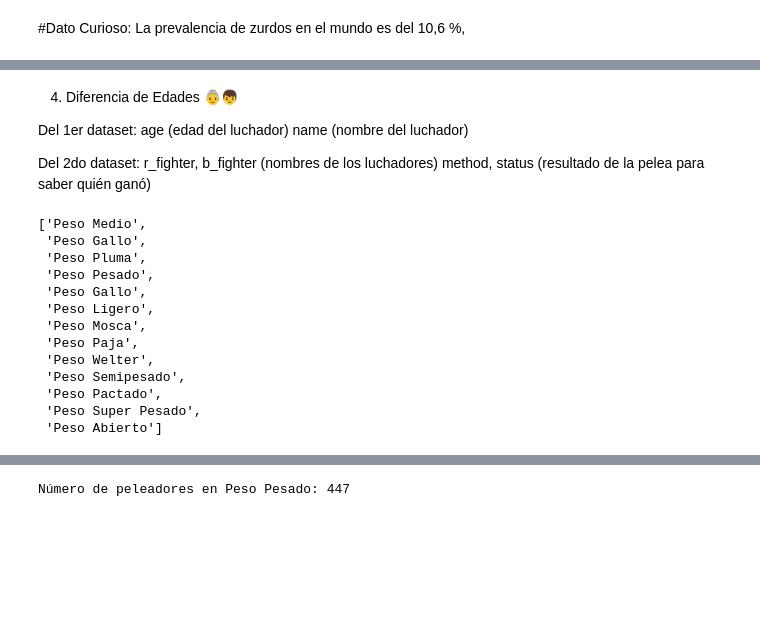
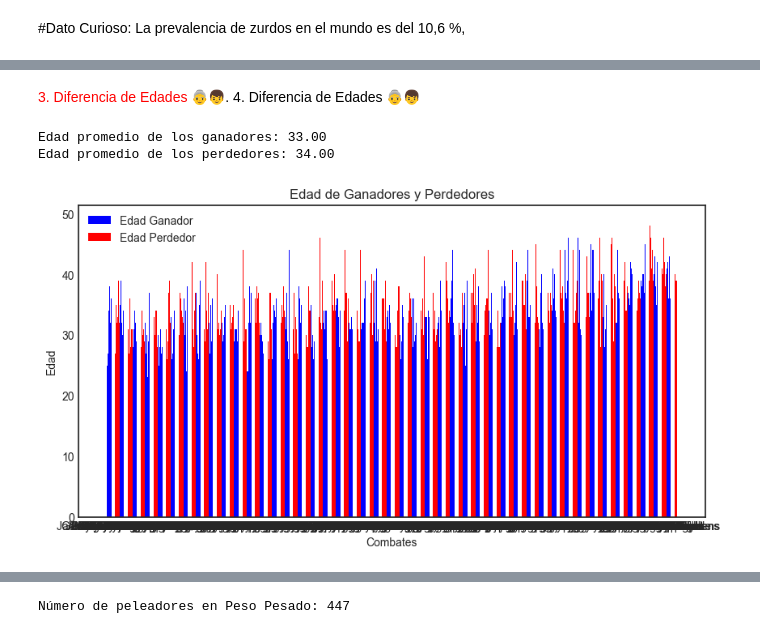
Before and after one commit to JavierRodriguezFontiveros/UFC_EDA, a Jupyter notebook: SRC/notebook/Hipotesis.ipynb, the cells around one changed output, grey strips where cells are left out. Drawn from its saved outputs; the diff is of its cells as text; code cells hidden in the pictures; blank space fills up the shorter version.

```diff
--- a/SRC/notebook/Hipotesis.ipynb
+++ b/SRC/notebook/Hipotesis.ipynb
@@ -126,27 +108,47 @@ division (para categorizar entre divisiones femeninas y masculinas)
-# %% [markdown]
-
-4. Diferencia de Edades 👵👦
-
-Del 1er dataset:
-age (edad del luchador)
-name (nombre del luchador)
-
-Del 2do dataset:
-r_fighter, b_fighter (nombres de los luchadores)
-method, status (resultado de la pelea para saber quién ganó)
-# %%
-list(df_3["Division"])
-# %% [output]
-['Peso Medio',
- 'Peso Gallo',
- 'Peso Pluma',
- 'Peso Pesado',
- 'Peso Gallo',
- 'Peso Ligero',
- 'Peso Mosca',
- 'Peso Paja',
- 'Peso Welter',
- 'Peso Semipesado',
- 'Peso Pactado',
- 'Peso Super Pesado',
- 'Peso Abierto']
+# %% [markdown]
+
+ <span style="color:red">3. Diferencia de Edades 👵👦</span>.
+4. Diferencia de Edades 👵👦
+# %%
+
+ganadores = df_2[['Ganador']].merge(df_1[['Nombre', 'Edad']], left_on='Ganador', right_on='Nombre', how='left')
+ganadores.rename(columns={'Edad': 'Edad_Ganador'}, inplace=True)
+
+perdedores = df_2[['Perdedor']].merge(df_1[['Nombre', 'Edad']], left_on='Perdedor', right_on='Nombre', how='left')
+perdedores.rename(columns={'Edad': 'Edad_Perdedor'}, inplace=True)
+
+resultados = pd.concat([ganadores, perdedores], axis=1)
+resultados = resultados[['Ganador', 'Edad_Ganador', 'Perdedor', 'Edad_Perdedor']]
+
+resultados_limpios = resultados.dropna()
+resultados_limpios
+
+
+
+edad_ganadores = resultados_limpios['Edad_Ganador'].median()
+edad_perdedores = resultados_limpios['Edad_Perdedor'].median()
+
+print(f'Edad promedio de los ganadores: {edad_ganadores:.2f}')
+print(f'Edad promedio de los perdedores: {edad_perdedores:.2f}')
+# %% [output]
+Edad promedio de los ganadores: 33.00
+Edad promedio de los perdedores: 34.00
+# %%
+## Gráfico de barras para las edades de ganadores y perdedores
+plt.figure(figsize=(10, 5))
+bar_width = 0.35
+x = range(len(resultados_limpios))
+
+# Graficar las edades de los ganadores
+plt.bar(x, resultados_limpios['Edad_Ganador'], width=bar_width, label='Edad Ganador', color='blue')
+# Graficar las edades de los perdedores
+plt.bar([p + bar_width for p in x], resultados_limpios['Edad_Perdedor'], width=bar_width, label='Edad Perdedor', color='red')
+
+plt.xlabel('Combates')
+plt.ylabel('Edad')
+plt.title('Edad de Ganadores y Perdedores')
+plt.xticks([p + bar_width / 2 for p in x], resultados_limpios['Ganador'])
+plt.legend()
+plt.show()
+# %% [output]
+[figure, added]
```
Also changed, not shown: parts of 23 cells of this notebook, 2 other files.
